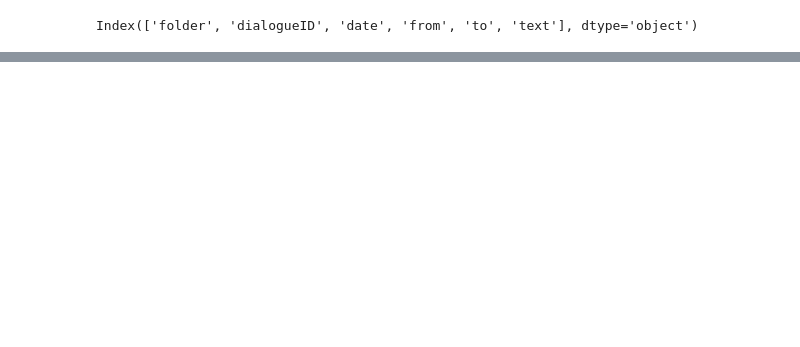
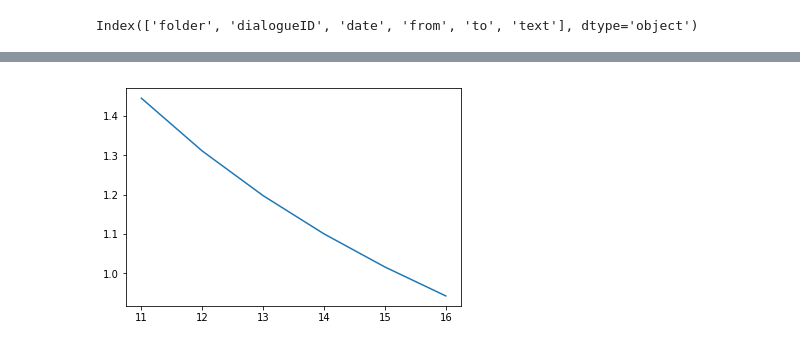
Before and after one commit to outcastofmusic/quick-nlp, a Jupyter notebook: tutorials/dialogue_data.ipynb, the cells around one changed output, grey strips where cells are left out. Drawn from its saved outputs; the diff is of its cells as text; code cells hidden in the pictures; blank space fills up the shorter version.

```diff
--- a/tutorials/dialogue_data.ipynb
+++ b/tutorials/dialogue_data.ipynb
@@ -60,0 +62,7 @@ StopIteration:
+# %%
+learner = model_data.get_model()
+# %%
+reg_fn = partial(seq2seq_reg, alpha=2, beta=1)
+clip = 0.3
+learner.reg_fn = reg_fn
+learner.clip = clip
@@ -60,0 +117,4 @@ StopIteration:
+# %%
+learner.sched.plot_loss()
+# %% [output]
+[figure, added]
```
Also changed, not shown: parts of 12 cells of this notebook.
